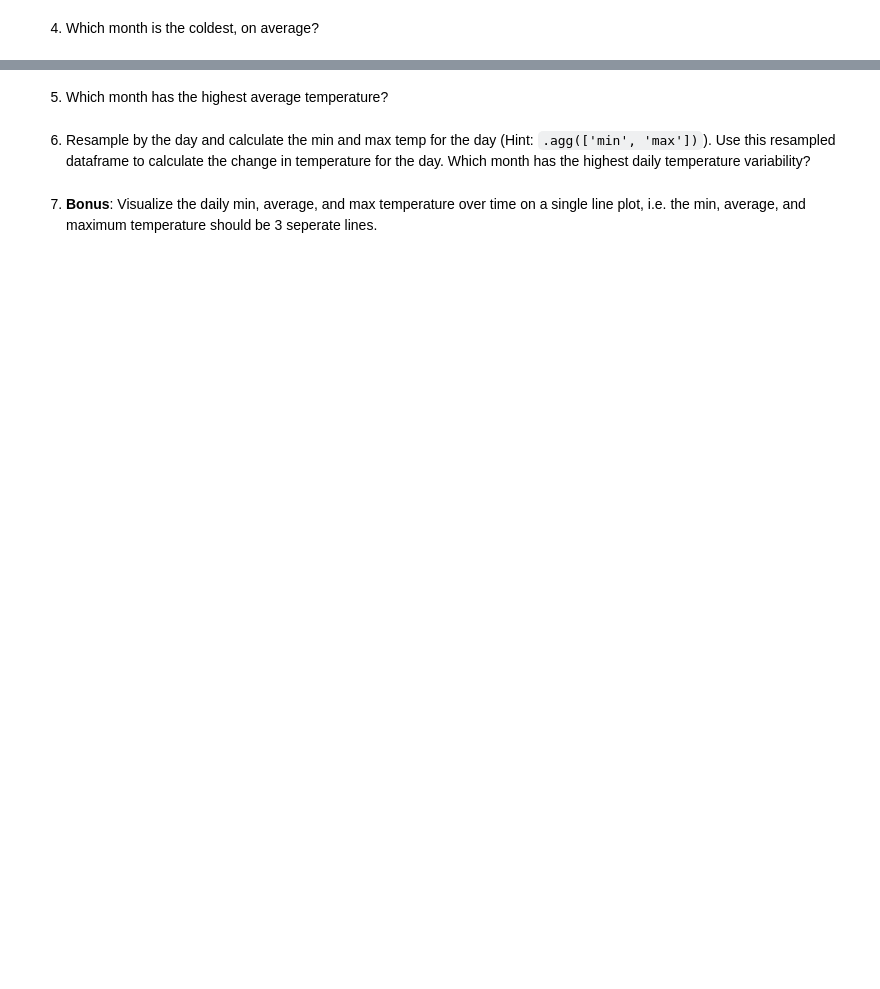
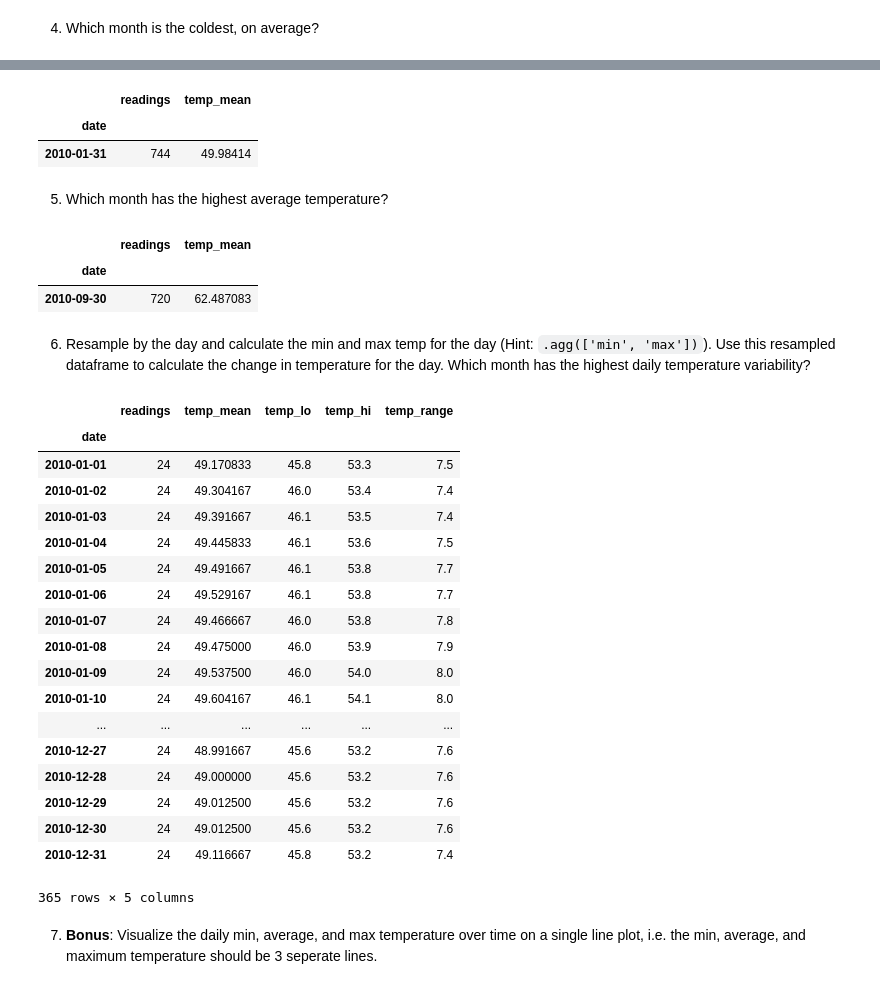
Before and after one commit to kjeliasen/ds-methodologies-exercises, a Jupyter notebook: time_series/exercises_additional.ipynb, the cells around one changed output, grey strips where cells are left out. Saved outputs shown, nothing was run; the diff lists cells and outputs as text; code cells hidden in the pictures; blank space fills up the shorter version.

```diff
--- a/time_series/exercises_additional.ipynb
+++ b/time_series/exercises_additional.ipynb
@@ -4 +17,4 @@
 #### Use the above dataset for the exercises below:
+# %%
+sft = data.sf_temps()
+frame_splain(sft, splain=True)
@@ -8,2 +96,15 @@
 # %% [markdown]
 2. Write the code necessary to visualize the minimum temperature over time.
+# %%
+sftd = (sftd
+        .join((
+            sft
+            .set_index('date')
+            .resample('d')
+            .min()
+            .rename(columns={'temp': 'temp_lo'})
+            )
+        )
+       )
+frame_splain(sftd, splain=True)
+sftd
@@ -10,2 +148,15 @@
 # %% [markdown]
 3. Write the code necessary to visualize the maximum temperature over time.
+# %%
+sftd = (sftd
+        .join((
+            sft
+            .set_index('date')
+            .resample('d')
+            .max()
+            .rename(columns={'temp': 'temp_hi'})
+            )
+        )
+       )
+frame_splain(sftd, splain=True)
+sftd
@@ -14,10 +236,47 @@
+# %%
+min_mean = sftm.temp_mean.min()
+sftm[sftm.temp_mean == min_mean]
+# %% [output]
+|  | readings | temp_mean |
+| date |  |  |
+| 2010-01-31 | 744 | 49.98414 |
 # %% [markdown]
 5. Which month has the highest average temperature?
+# %%
+max_mean = sftm.temp_mean.max()
+sftm[sftm.temp_mean == max_mean]
+# %% [output]
+|  | readings | temp_mean |
+| date |  |  |
+| 2010-09-30 | 720 | 62.487083 |
 # %% [markdown]
 6. Resample by the day and calculate the min and max temp for the day (Hint:
    `.agg(['min', 'max'])`). Use this resampled dataframe to calculate the change
    in temperature for the day. Which month has the highest daily temperature
    variability?
+# %%
+sftd['temp_range'] = sftd['temp_hi'] - sftd.temp_lo
+sftd
+# %% [output]
+|  | readings | temp_mean | temp_lo | temp_hi | temp_range |
+| date |  |  |  |  |  |
+| 2010-01-01 | 24 | 49.170833 | 45.8 | 53.3 | 7.5 |
+| 2010-01-02 | 24 | 49.304167 | 46.0 | 53.4 | 7.4 |
+| 2010-01-03 | 24 | 49.391667 | 46.1 | 53.5 | 7.4 |
+| 2010-01-04 | 24 | 49.445833 | 46.1 | 53.6 | 7.5 |
+| 2010-01-05 | 24 | 49.491667 | 46.1 | 53.8 | 7.7 |
+| 2010-01-06 | 24 | 49.529167 | 46.1 | 53.8 | 7.7 |
+| 2010-01-07 | 24 | 49.466667 | 46.0 | 53.8 | 7.8 |
+| 2010-01-08 | 24 | 49.475000 | 46.0 | 53.9 | 7.9 |
+| 2010-01-09 | 24 | 49.537500 | 46.0 | 54.0 | 8.0 |
+| 2010-01-10 | 24 | 49.604167 | 46.1 | 54.1 | 8.0 |
+| ... | ... | ... | ... | ... | ... |
+| 2010-12-27 | 24 | 48.991667 | 45.6 | 53.2 | 7.6 |
+| 2010-12-28 | 24 | 49.000000 | 45.6 | 53.2 | 7.6 |
+| 2010-12-29 | 24 | 49.012500 | 45.6 | 53.2 | 7.6 |
+| 2010-12-30 | 24 | 49.012500 | 45.6 | 53.2 | 7.6 |
+| 2010-12-31 | 24 | 49.116667 | 45.8 | 53.2 | 7.4 |
+365 rows × 5 columns
 # %% [markdown]
 7. **Bonus**: Visualize the daily min, average, and max temperature over time on a
    single line plot, i.e. the min, average, and maximum temperature should be 3
```
Also changed, not shown: parts of 47 cells of this notebook, 1 other file.
